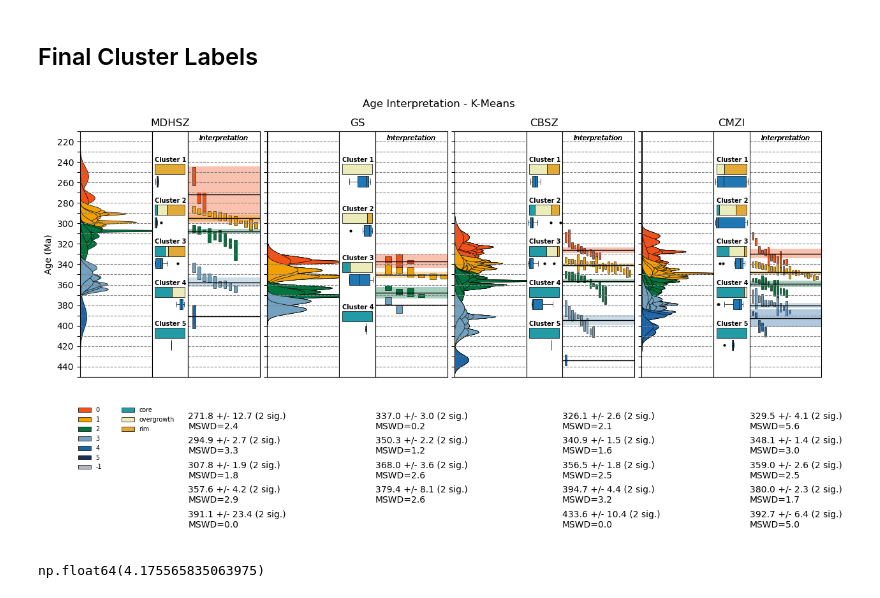
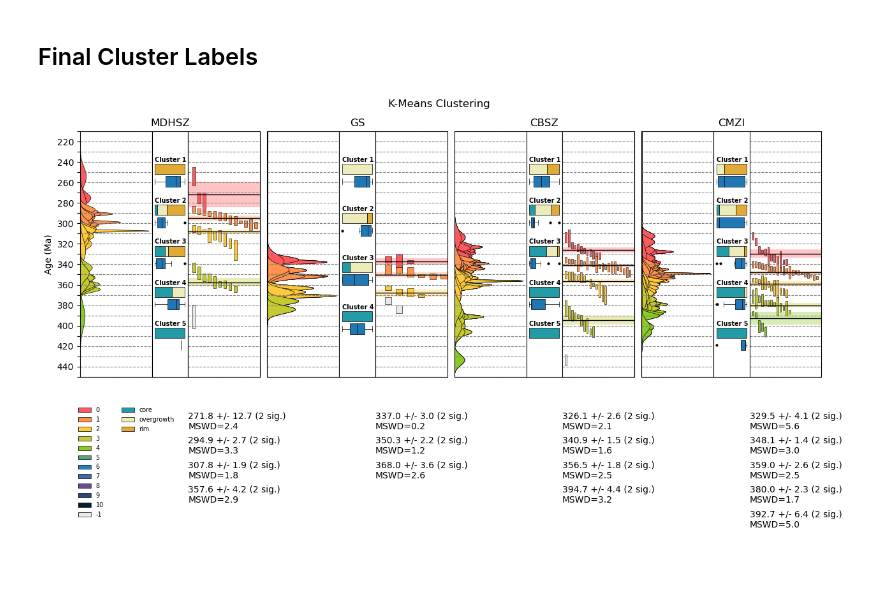
Before and after one commit to masseygeo/monazite-age-clustering, a Jupyter notebook: code/kmeans.ipynb, the cells around one changed output. Drawn from its saved outputs; the diff is of its cells as text; code cells hidden in the pictures.

Commit message:
Finished function documentation; updated Y box plots.

```diff
--- a/code/kmeans.ipynb
+++ b/code/kmeans.ipynb
@@ -40,6 +40,11 @@ group_type = 'kmeans'
 output_dir = r'../results'
 
 
+timeline = [210, 450]
+bar_width=0.4
+gap=0.3
+
+
 ##### read into df...
 df = pd.read_csv(clean_path)
 df.sort_values('error', inplace=True)
@@ -141,6 +146,7 @@ axA_1.set_ylim(450, 210)
 
 
 panel1_max = [0.0, 0.0, 0.0, 0.0]
+panel2_max = [0.0, 0.0, 0.0, 0.0]
 panel3_max = [0.0, 0.0, 0.0, 0.0]
 
 
@@ -166,57 +172,55 @@ for idx, zone in enumerate(structural_zones):
         # MDHSZ...
         if idx==0:
 
+            sample_max = plot_samples_panel(df_kmeans_subset, axA_1, 'labels', age_group_colors, label_bool=True)
 
-
-
-            sample_max = plot_samples_panel(df_kmeans_subset, axA_1, 'labels', age_group_colors, label_bool=True, timeline=[210, 450], ylabel='Age (Ma)')
-
-            plot_ageinterp_panel(df_kmeans_subset, axA_3, cluster, age_group_colors, bar_width, gap)
-
+            plot_ageinterp_panel(df_kmeans_subset, axA_3, cluster, age_group_colors, ci='2sigma')
 
             texture_counts = df_kmeans_subset['texture'].value_counts().to_dict()
             texture_counts = dict(sorted(texture_counts.items()))
-            horizontal_stack(axA_2, f"Cluster {k+1}", center, texture_counts, texture_colors, df_kmeans_subset['Y2O3'].to_numpy(), y_max)
+            horizontal_stack(axA_2, k, center, texture_counts, texture_colors, df_kmeans_subset['Y2O3'].to_numpy())
 
             axA_2.set_title(zone, loc='center')
 
             # plot age group information below plot...
             ages = df_kmeans_subset['age'].to_numpy()
             errors = df_kmeans_subset['error'].to_numpy()
-            stats = cluster_stats(ages, errors, two_sigma=True)
-            label = f"\n{round(stats['mean'],1)} +/- {round(stats['ci95_halfwidth'],1)} (2 sig.)\nMSWD={round(stats['mswd'], 1)}\n"
+            stats = cluster_stats(ages, errors, ci='2sigma')
+            label = ''
+            if stats['n'] >= 3:
+                label = f"\n{round(stats['mean'],1)} +/- {round(stats['halfwidth'],1)} (2 sig.)\nMSWD={round(stats['mswd'], 1)}\n"
             axA_3.text(0, -0.1-(k/10), label, transform=axA_3.transAxes, fontsize=10, ha='left', va='top')
 
 
         elif idx==1:
-            sample_max = plot_samples_panel(df_kmeans, axB_1, 'labels', age_group_colors, label_bool=False, timeline=[210, 450], ylabel='Age (Ma)')
+            sample_max = plot_samples_panel(df_kmeans, axB_1, 'labels', age_group_colors, label_bool=False)
 
-            plot_ageinterp_panel(df_kmeans_subset, axB_3, cluster, age_group_colors, bar_width, gap)
+            plot_ageinterp_panel(df_kmeans_subset, axB_3, cluster, age_group_colors, ci='2sigma')
 
             texture_counts = df_kmeans_subset['texture'].value_counts().to_dict()
             texture_counts = dict(sorted(texture_counts.items()))
-            horizontal_stack(axB_2, f"Cluster {k+1}", center, texture_counts, texture_colors, df_kmeans_subset['Y2O3'].to_numpy(), y_max)
-
+            horizontal_stack(axB_2, k, center, texture_counts, texture_colors, df_kmeans_subset['Y2O3'].to_numpy())
 
             axB_2.set_title(zone, loc='center')
 
             # plot age group information below plot...
             ages = df_kmeans_subset['age'].to_numpy()
             errors = df_kmeans_subset['error'].to_numpy()
-            stats = cluster_stats(ages, errors, two_sigma=True)
-            label = f"\n{round(stats['mean'],1)} +/- {round(stats['ci95_halfwidth'],1)} (2 sig.)\nMSWD={round(stats['mswd'], 1)}\n"
+            stats = cluster_stats(ages, errors, ci='2sigma')
+            label = ''
+            if stats['n'] >= 3:
+                label = f"\n{round(stats['mean'],1)} +/- {round(stats['halfwidth'],1)} (2 sig.)\nMSWD={round(stats['mswd'], 1)}\n"
             axB_3.text(0, -0.1-(k/10), label, transform=axB_3.transAxes, fontsize=10, ha='left', va='top')
 
 
         elif idx==2:
-            sample_max = plot_samples_panel(df_kmeans, axC_1, 'labels', age_group_colors, label_bool=False, timeline=[210, 450], ylabel='Age (Ma)')
+            sample_max = plot_samples_panel(df_kmeans, axC_1, 'labels', age_group_colors, label_bool=False)
 
-            plot_ageinterp_panel(df_kmeans_subset, axC_3, cluster, age_group_colors, bar_width, gap)
-
+            plot_ageinterp_panel(df_kmeans_subset, axC_3, cluster, age_group_colors, ci='2sigma')
 
             texture_counts = df_kmeans_subset['texture'].value_counts().to_dict()
             texture_counts = dict(sorted(texture_counts.items()))
-            horizontal_stack(axC_2, f"Cluster {k+1}", center, texture_counts, texture_colors, df_kmeans_subset['Y2O3'].to_numpy(), y_max)
+            horizontal_stack(axC_2, k, center, texture_counts, texture_colors, df_kmeans_subset['Y2O3'].to_numpy())
 
 
             axC_2.set_title(zone, loc='center')
@@ -224,31 +228,36 @@ for idx, zone in enumerate(structural_zones):
             # plot age group information below plot...
             ages = df_kmeans_subset['age'].to_numpy()
             errors = df_kmeans_subset['error'].to_numpy()
-            stats = cluster_stats(ages, errors, two_sigma=True)
-            label = f"\n{round(stats['mean'],1)} +/- {round(stats['ci95_halfwidth'],1)} (2 sig.)\nMSWD={round(stats['mswd'], 1)}\n"
+            stats = cluster_stats(ages, errors, ci='2sigma')
+            label = ''
+            if stats['n'] >= 3:
+                label = f"\n{round(stats['mean'],1)} +/- {round(stats['halfwidth'],1)} (2 sig.)\nMSWD={round(stats['mswd'], 1)}\n"
             axC_3.text(0, -0.1-(k/10), label, transform=axC_3.transAxes, fontsize=10, ha='left', va='top')
 
 
         elif idx==3:
-            sample_max = plot_samples_panel(df_kmeans, axD_1, 'labels', age_group_colors, label_bool=False, timeline=[210, 450], ylabel='Age (Ma)')
+            sample_max = plot_samples_panel(df_kmeans, axD_1, 'labels', age_group_colors, label_bool=False)
 
-            plot_ageinterp_panel(df_kmeans_subset, axD_3, cluster, age_group_colors, bar_width, gap)
+            plot_ageinterp_panel(df_kmeans_subset, axD_3, cluster, age_group_colors, ci='2sigma')
 
             texture_counts = df_kmeans_subset['texture'].value_counts().to_dict()
             texture_counts = dict(sorted(texture_counts.items()))
-            horizontal_stack(axD_2, f"Cluster {k+1}", center, texture_counts, texture_colors, df_kmeans_subset['Y2O3'].to_numpy(), y_max)
+            horizontal_stack(axD_2, k, center, texture_counts, texture_colors, df_kmeans_subset['Y2O3'].to_numpy())
 
             axD_2.set_title(zone, loc='center')
 
             # plot age group information below plot...
             ages = df_kmeans_subset['age'].to_numpy()
             errors = df_kmeans_subset['error'].to_numpy()
-            stats = cluster_stats(ages, errors, two_sigma=True)
-            label = f"\n{round(stats['mean'],1)} +/- {round(stats['ci95_halfwidth'],1)} (2 sig.)\nMSWD={round(stats['mswd'], 1)}\n"
+            stats = cluster_stats(ages, errors, ci='2sigma')
+            label = ''
+            if stats['n'] >= 3:
+                label = f"\n{round(stats['mean'],1)} +/- {round(stats['halfwidth'],1)} (2 sig.)\nMSWD={round(stats['mswd'], 1)}\n"
             axD_3.text(0, -0.1-(k/10), label, transform=axD_3.transAxes, fontsize=10, ha='left', va='top')
 
 
         panel1_max[idx] = max(panel1_max[idx], sample_max)
+        panel2_max[idx] = max(panel2_max[idx], y_max)
     panel3_max[idx] = df_kmeans.value_counts('labels').max()
 
 
@@ -265,43 +274,40 @@ for mid in (axA_2, axB_2, axC_2, axD_2):
 
 
 
-axA_1.set_xlim(0, panel1_max[0] * (bar_width + gap + 0.05))
+axA_1.set_xlim(0, panel1_max[0] * 1.05)
+# axA_2.set_xlim(-0.1, panel2_max[0] * 0.9)
 axA_3.set_xlim(0, panel3_max[0] * (bar_width + gap + 0.05))
 
-axB_1.set_xlim(0, panel1_max[1] * (bar_width + gap + 0.05))
+axB_1.set_xlim(0, panel1_max[1] * 1.05)
 axB_3.set_xlim(0, panel3_max[1] * (bar_width + gap + 0.05))
 
-axC_1.set_xlim(0, panel1_max[2] * (bar_width + gap + 0.05))
+axC_1.set_xlim(0, panel1_max[2]  * 1.05)
 axC_3.set_xlim(0, panel3_max[2] * (bar_width + gap + 0.05))
 
-axD_1.set_xlim(0, panel1_max[3] * (bar_width + gap + 0.05))
+axD_1.set_xlim(0, panel1_max[3]  * 1.05)
 axD_3.set_xlim(0, panel3_max[3] * (bar_width + gap + 0.05))
 
 
 
 # create legend...
 
 patches = []
 for k,v in age_group_colors.items():
     patches.append(Patch(facecolor=v, edgecolor='k', linewidth=0.5, label=k))
 
 # create legend for texture
 axA_1.legend(patches, [l.get_label() for l in patches], loc='upper left', bbox_to_anchor=(-0.1,-0.1), frameon=False, fontsize=7)
 
 
 # patches for texture...
 patches = []
 for k,v in texture_colors.items():
     patches.append(Patch(facecolor=v, edgecolor='k', linewidth=0.5, label=k))
 axA_2.legend(patches, [l.get_label() for l in patches], loc='upper left', bbox_to_anchor=(-1,-0.1), frameon=False, fontsize=7)
 
 
-plt.suptitle('Age Interpretation - K-Means')
-plt.savefig(output_path, dpi=300, bbox_inches='tight', pad_inches=0)
+plt.suptitle('K-Means Clustering')
+plt.savefig(f"{output_dir}/{group_type}_interpretation.png", dpi=300, bbox_inches='tight', pad_inches=0)
 plt.show()
 # %% [output]
-[figure, old version]
+[figure, new version]
-# %%
-df['Y2O3'].max()
-# %% [output]
-np.float64(4.175565835063975)
```
Also changed, not shown: 9 other files.
